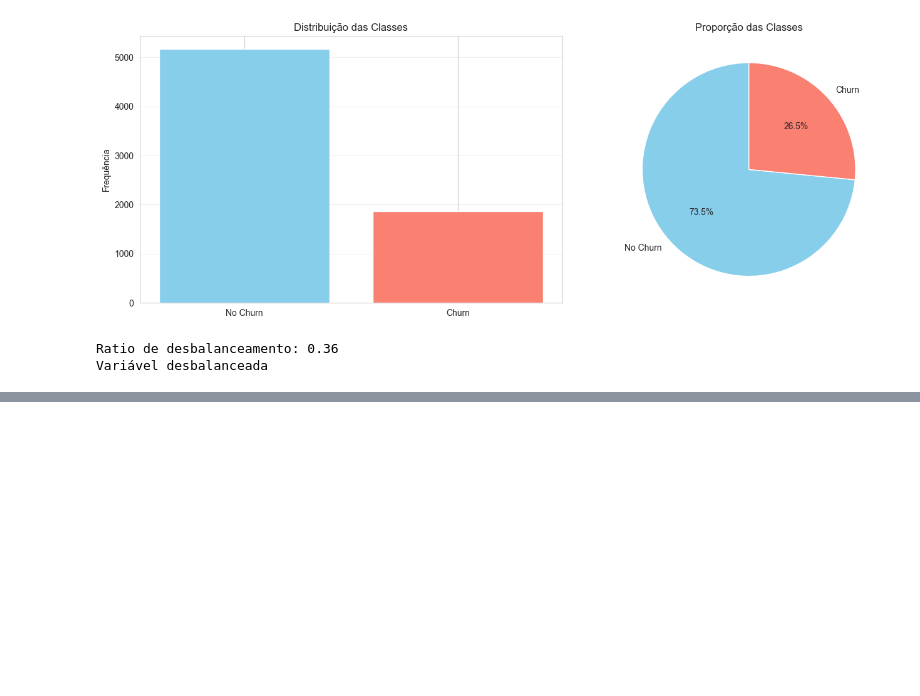
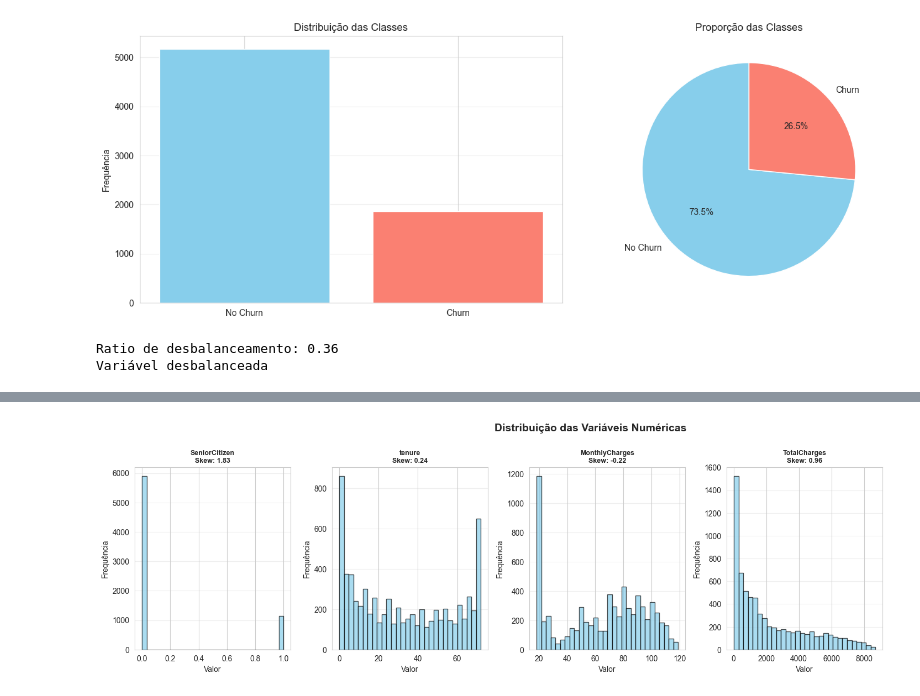
Before and after one commit to gsfreitas/tech-challenge-fase01, a Jupyter notebook: notebooks/exploratory/01_eda.ipynb, the cells around one changed output, grey strips where cells are left out. Drawn from its saved outputs; the diff is of its cells as text; code cells hidden in the pictures; blank space fills up the shorter version.

```diff
--- a/notebooks/exploratory/01_eda.ipynb
+++ b/notebooks/exploratory/01_eda.ipynb
@@ -167,0 +257,22 @@ A variável alvo (target) indica se há houve ou não churn. Na visualização,
+# %%
+# visualização da distribuição das variáveis numéricas
+fig, axes = plt.subplots(3, 5, figsize=(18, 12))
+axes = axes.ravel()
+
+for idx, col in enumerate(numeric_cols):
+    if idx < len(axes):
+        axes[idx].hist(df[col].dropna(), bins=30, color='skyblue', edgecolor='black', alpha=0.7)
+        axes[idx].set_title(f'{col}\nSkew: {df[col].skew():.2f}',fontsize=9, fontweight='bold')
+        axes[idx].set_xlabel('Valor')
+        axes[idx].set_ylabel('Frequência')
+        axes[idx].grid(axis='y', alpha=0.3)
+
+# remove subplots vazios
+for idx in range(len(numeric_cols), len(axes)):
+    fig.delaxes(axes[idx])
+
+plt.suptitle('Distribuição das Variáveis Numéricas', fontsize=14, fontweight='bold', y=1.00)
+plt.tight_layout()
+plt.show()
+# %% [output]
+[figure, added]
```
Also changed, not shown: parts of 11 cells of this notebook.
